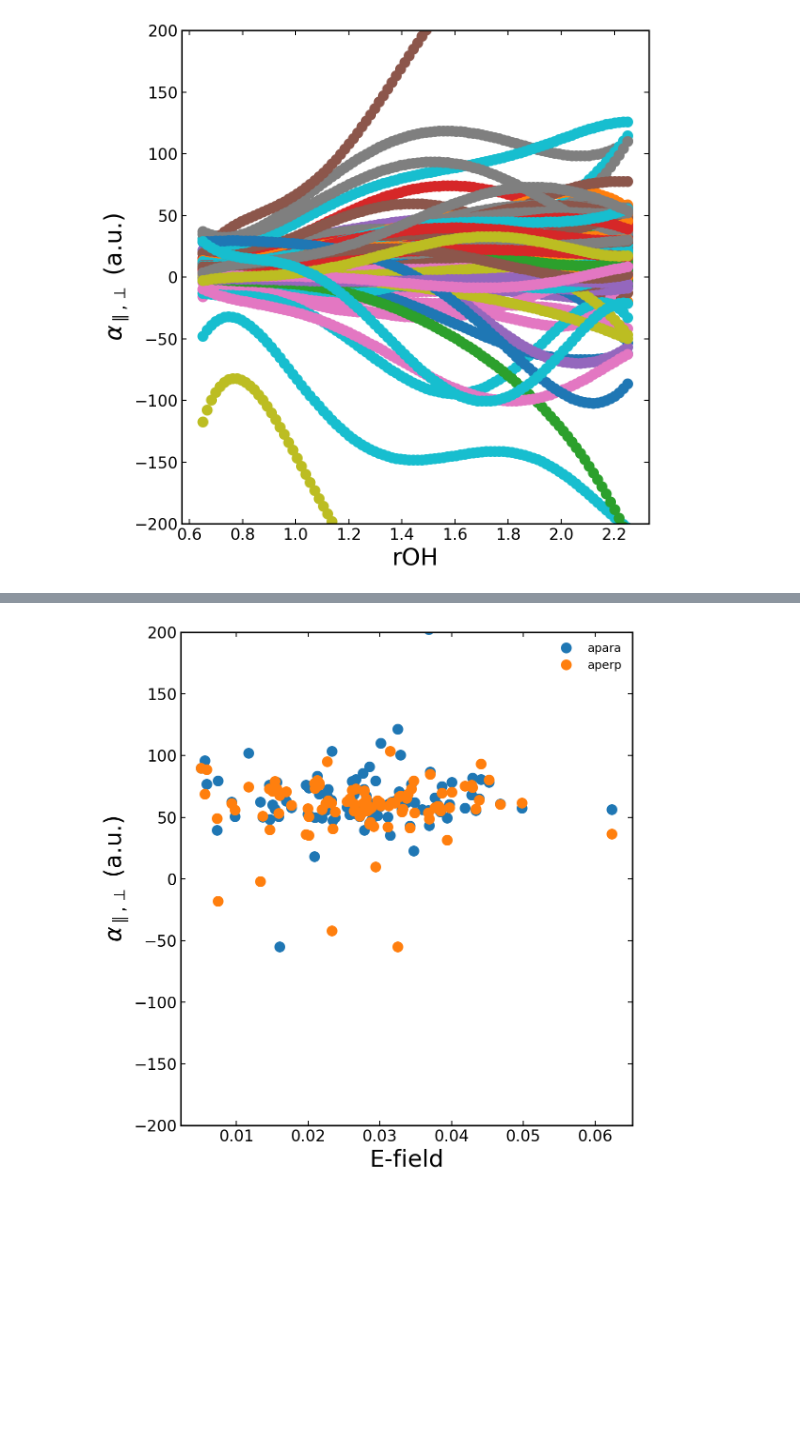
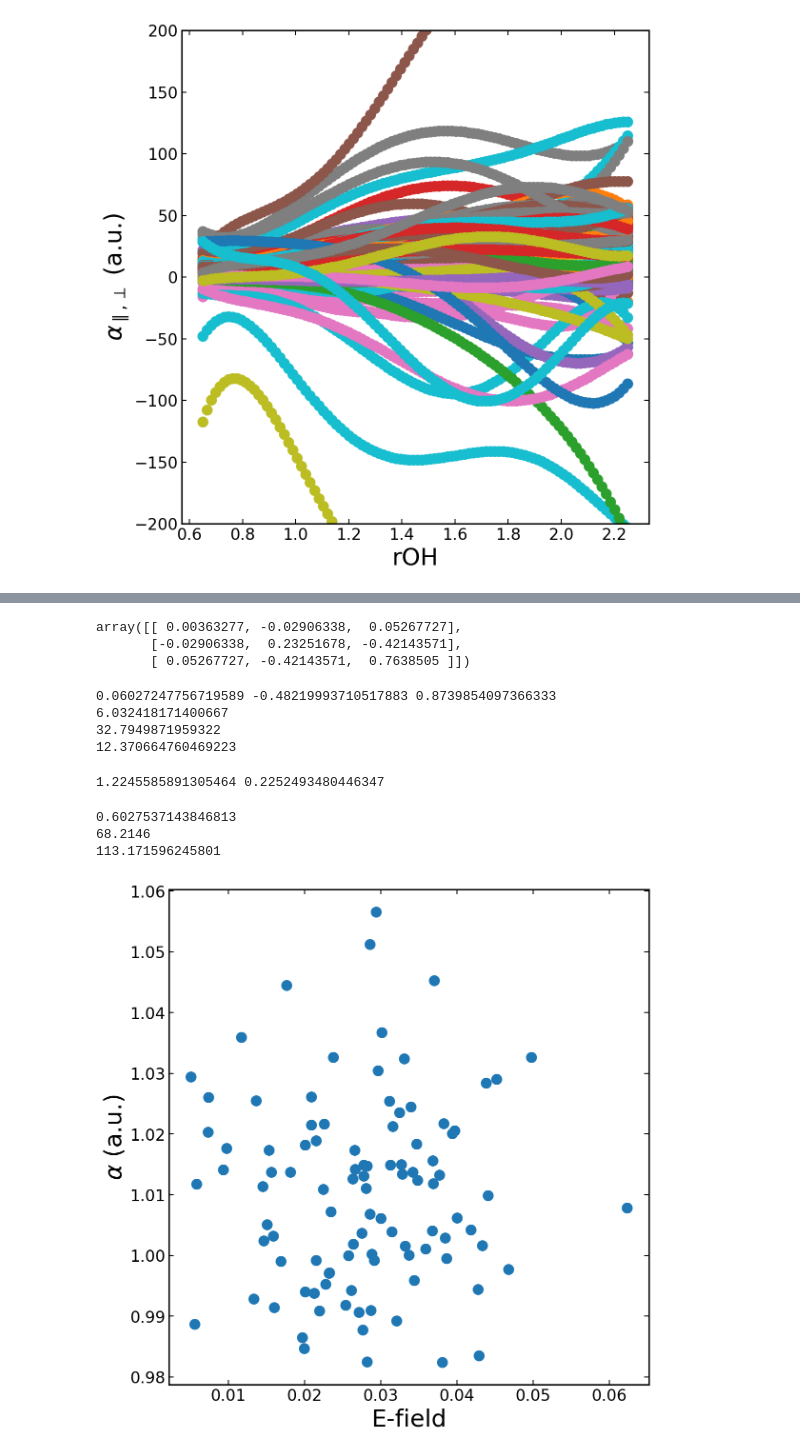
Before and after one commit to piskuliche/EmpiricalMapping, a Jupyter notebook: examples/polarizability_troubleshoot/polarizability.ipynb, the cells around one changed output, grey strips where cells are left out. Saved outputs shown, nothing was run; the diff lists cells and outputs as text; code cells hidden in the pictures; blank space fills up the shorter version.

```diff
--- a/examples/polarizability_troubleshoot/polarizability.ipynb
+++ b/examples/polarizability_troubleshoot/polarizability.ipynb
@@ -331,6 +333,12 @@ def sphere_angle(eOH):
         phi = 0
     return theta, phi
 
+def sphere_angle(eOH):
+    x, y, z = eOH
+    theta = np.arctan2(np.sqrt(x**2 + y**2), z)
+    phi = np.arctan2(y, x)
+    return theta, phi
+
 def alt_perp(azz, axy, eOH):
     theta, phi = sphere_angle(eOH)
     return azz - axy/(np.tan(theta)**2*np.cos(phi)*np.sin(phi))
@@ -494,12 +560,62 @@ aperps = np.array(aperps)
+# %%
+uu = np.outer(eoh_gas, eoh_gas)
+uu
+# %% [output]
+array([[ 0.00363277, -0.02906338,  0.05267727],
+       [-0.02906338,  0.23251678, -0.42143571],
+       [ 0.05267727, -0.42143571,  0.7638505 ]])
+# %%
+ux = np.dot(eoh_gas, [1,0,0])
+uy = np.dot(eoh_gas, [0,1,0])
+uz = np.dot(eoh_gas, [0,0,1])
+print(ux, uy, uz)
+axx_gas = pol_gas[:,0]
+
+print(5.6*azz_gas[0]/(1 + 4.6*uz**2))
+print(5.6*axx_gas[0]/(1 + 4.6*ux**2))
+print(axy_gas[0]*5.6/(4.6*ux*uy))
+# %% [output]
+0.06027247756719589 -0.48219993710517883 0.8739854097366333
+6.032418171400667
+32.7949871959322
+12.370664760469223
+# %%
+axx_gas/azz_gas
+print(axx_gas[0]/azz_gas[0], (4.6*ux**2 + 1)/(4.6*uz**2 + 1))
+# %% [output]
+1.2245585891305464 0.2252493480446347
+# %%
+test = pickle.load(open('../example_maps/doh_d2o_gas.pckl', 'rb'))
+x01 = test.x01
+x01 = x01[:100]
+w01 = test.w01
+w01 = w01[:100]
+eproj = test.Eproj
+eproj = eproj[:100]
+# %%
+def alpha_from_x01(x01, eOH, i, j):
+    return x01*(4.6*np.dot(eOH,i)*np.dot(eOH,j) + np.dot(i,j))
+
+ivec = [1,0,0]
+jvec = [0,1,0]
+kvec = [0,0,1]
+# %%
+print(alpha_from_x01(x01[0], eoh_gas, kvec, kvec))
+
+all_eOHs = np.array(list(eOHs.values()))
+avals = []
+for i in range(100):
+    avals.append(alpha_from_x01(x01[i], all_eOHs[i], kvec, kvec))
+# %% [output]
+0.6027537143846813
+68.2146
+113.171596245801
 # %%
 fig = plt.figure(figsize=(8,8),dpi=150)
-plt.plot(proj_values, aparas, 'o', label='apara')
-plt.plot(proj_values, aperps, 'o', label='aperp')
+plt.plot(proj_values, avals, 'o')
 plt.xlabel("E-field")
-plt.ylabel("$\\alpha_{\parallel,\perp}$ (a.u.)")
+plt.ylabel("$\\alpha$ (a.u.)")
 plt.tight_layout()
-plt.legend(frameon=False)
-plt.ylim(-200,200)
 plt.show()
 # %% [output]
-[figure, old version]
+[figure, new version]
```
Also changed, not shown: parts of 12 cells of this notebook, 2 other files.
